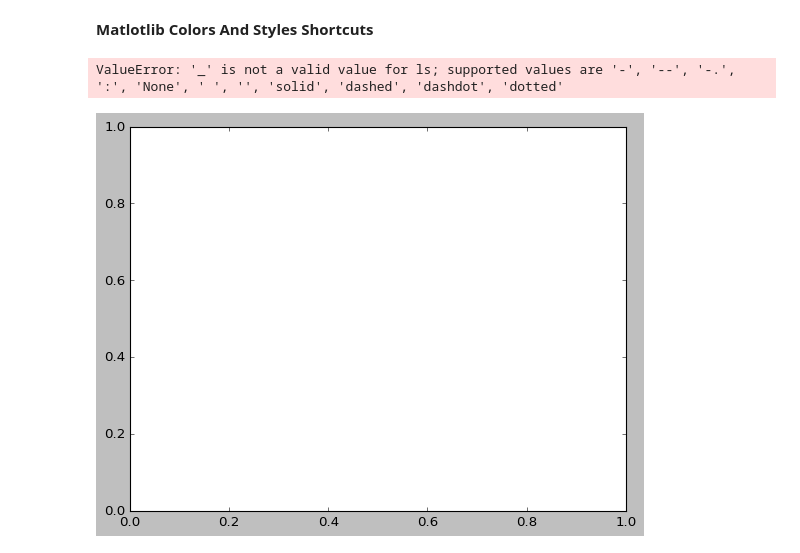
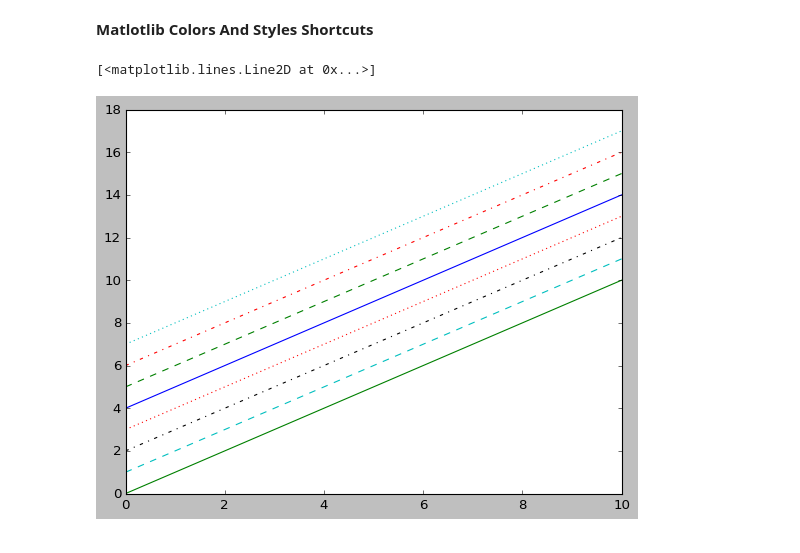
Before and after one commit to Asyfulazhim/peneraju_machine_learning, a Jupyter notebook: Data Science/matplotlib1.ipynb, the cells around one changed output. Cells and saved outputs as stored; diff of their text form; code cells hidden in the pictures.

```diff
--- a/Data Science/matplotlib1.ipynb
+++ b/Data Science/matplotlib1.ipynb
@@ -135,16 +135,16 @@ ax.plot(x, y3, color= (1,0,0), linestyle='dashdot')
 # %% [markdown]
 **Matlotlib Colors And Styles Shortcuts**
 # %%
-plt.plot(x, x + 4, linestyle='_') # solid
+plt.plot(x, x + 4, linestyle='-') # solid
 plt.plot(x, x + 5, linestyle='--') # dashed
 plt.plot(x, x + 6, linestyle='-.') # dashdot
 plt.plot(x, x + 7, linestyle=':'); # dotted
 
 
-plt.plot(x, x + O,'-g') # solid green
+plt.plot(x, x + 0,'-g') # solid green
 plt.plot(x, x + 1,'--c') # dashed cyan
 plt.plot(x, x + 2,'-.k') # dashdot black
 plt.plot(x, x + 3,':r') #dotted red
 # %% [output]
-ValueError: '_' is not a valid value for ls; supported values are '-', '--', '-.', ':', 'None', ' ', '', 'solid', 'dashed', 'dashdot', 'dotted'
+[<matplotlib.lines.Line2D at 0x...>]
-[figure, old version]
+[figure, new version]
```
Also changed, not shown: parts of 17 cells of this notebook.
